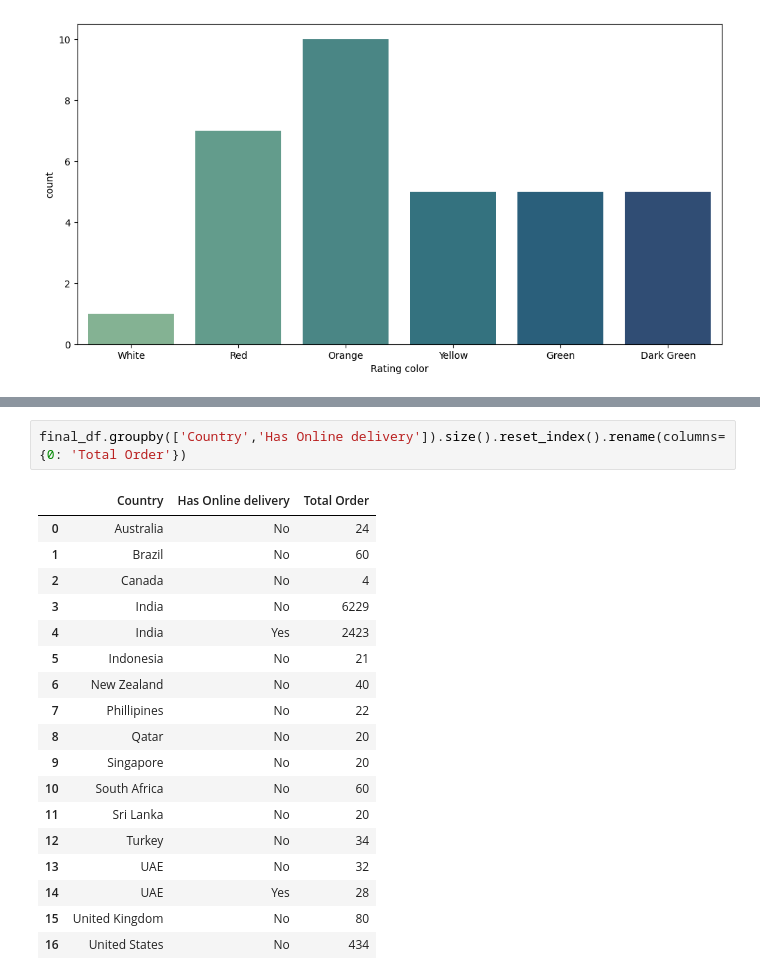
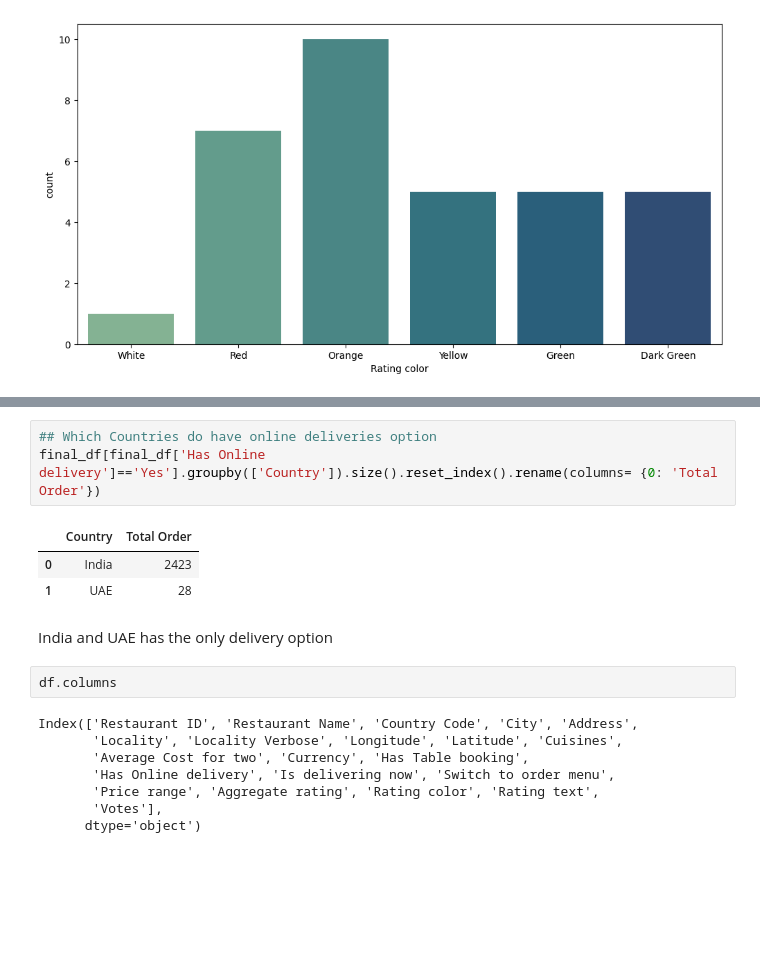
Before and after one commit to mahabub-rah/EDA-and-Feature-Engineering-, a Jupyter notebook: Day-1/EDA_on_zomato_dataset.ipynb, the cells around one changed output, grey strips where cells are left out. Drawn from its saved outputs; the diff is of its cells as text; blank space fills up the shorter version.

```diff
--- a/Day-1/EDA_on_zomato_dataset.ipynb
+++ b/Day-1/EDA_on_zomato_dataset.ipynb
@@ -241,21 +278,19 @@ plt.grid(which='minor', axis='y')
 # %%
-final_df.groupby(['Country','Has Online delivery']).size().reset_index().rename(columns= {0: 'Total Order'})
+## Which Countries do have online deliveries option
+final_df[final_df['Has Online delivery']=='Yes'].groupby(['Country']).size().reset_index().rename(columns= {0: 'Total Order'})
 # %% [output]
-|  | Country | Has Online delivery | Total Order |
-| 0 | Australia | No | 24 |
-| 1 | Brazil | No | 60 |
-| 2 | Canada | No | 4 |
-| 3 | India | No | 6229 |
-| 4 | India | Yes | 2423 |
-| 5 | Indonesia | No | 21 |
-| 6 | New Zealand | No | 40 |
-| 7 | Phillipines | No | 22 |
-| 8 | Qatar | No | 20 |
-| 9 | Singapore | No | 20 |
-| 10 | South Africa | No | 60 |
-| 11 | Sri Lanka | No | 20 |
-| 12 | Turkey | No | 34 |
-| 13 | UAE | No | 32 |
-| 14 | UAE | Yes | 28 |
-| 15 | United Kingdom | No | 80 |
-| 16 | United States | No | 434 |
+|  | Country | Total Order |
+| 0 | India | 2423 |
+| 1 | UAE | 28 |
+# %% [markdown]
+India and UAE has the only delivery option
+# %%
+df.columns
+# %% [output]
+Index(['Restaurant ID', 'Restaurant Name', 'Country Code', 'City', 'Address',
+       'Locality', 'Locality Verbose', 'Longitude', 'Latitude', 'Cuisines',
+       'Average Cost for two', 'Currency', 'Has Table booking',
+       'Has Online delivery', 'Is delivering now', 'Switch to order menu',
+       'Price range', 'Aggregate rating', 'Rating color', 'Rating text',
+       'Votes'],
+      dtype='object')
```
Also changed, not shown: parts of 10 cells of this notebook.
